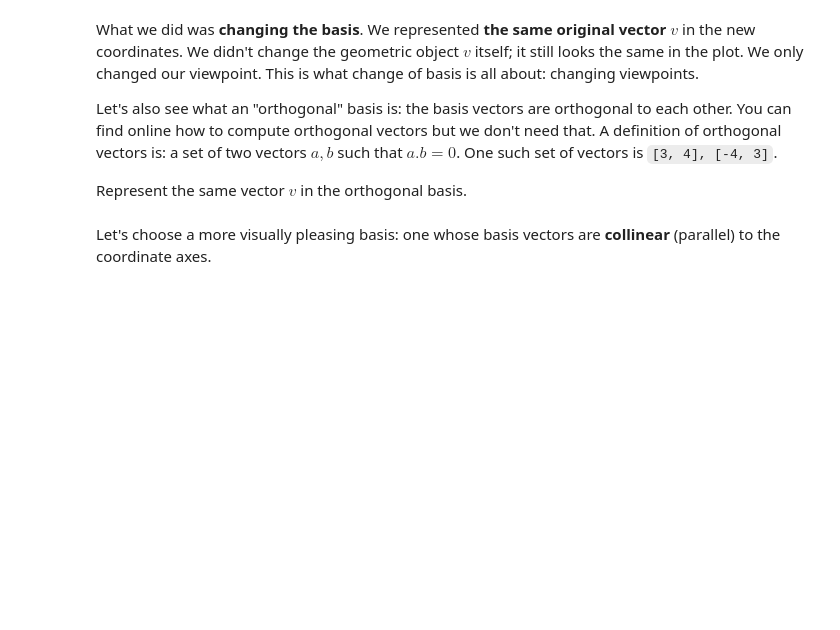
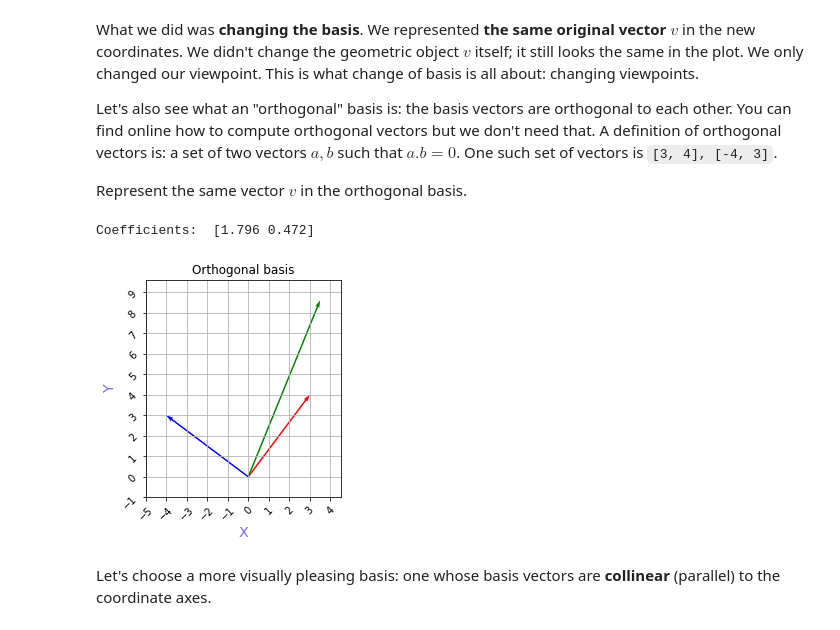
Before and after one commit to momchilantonov/SoftUni-Math-Concepts-For-Developers-February-2021, a Jupyter notebook: Linear-Algebra/Homework/Linear Algebra Exercise.ipynb, the cells around one changed output. Saved outputs shown, nothing was run; the diff lists cells and outputs as text; code cells hidden in the pictures; blank space fills up the shorter version.

```diff
--- a/Linear-Algebra/Homework/Linear Algebra Exercise.ipynb
+++ b/Linear-Algebra/Homework/Linear Algebra Exercise.ipynb
@@ -113,10 +127,14 @@ Let's also see what an "orthogonal" basis is: the basis vectors are orthogonal t
 
 Represent the same vector $v$ in the orthogonal basis.
 # %%
+# Test the code
 e1, e2 = [[3, 4], [-4, 3]]
 coefficients = find_linear_combination_coefficients(e1, e2, v)
 print("Coefficients: ", str(coefficients))
-plot_vectors([[0, 0, i[0], i[1]] for i in [e1, e2, v]], ["red", "blue", "green"])
+plot_vectors([[0, 0, i[0], i[1]] for i in [e1, e2, v]], ["red", "blue", "green"], "Orthogonal basis")
+# %% [output]
+Coefficients:  [1.796 0.472]
+[figure, added]
 # %% [markdown]
 Let's choose a more visually pleasing basis: one whose basis vectors are **collinear** (parallel) to the coordinate axes.
 # %%
```
Also changed, not shown: parts of 7 cells of this notebook.
